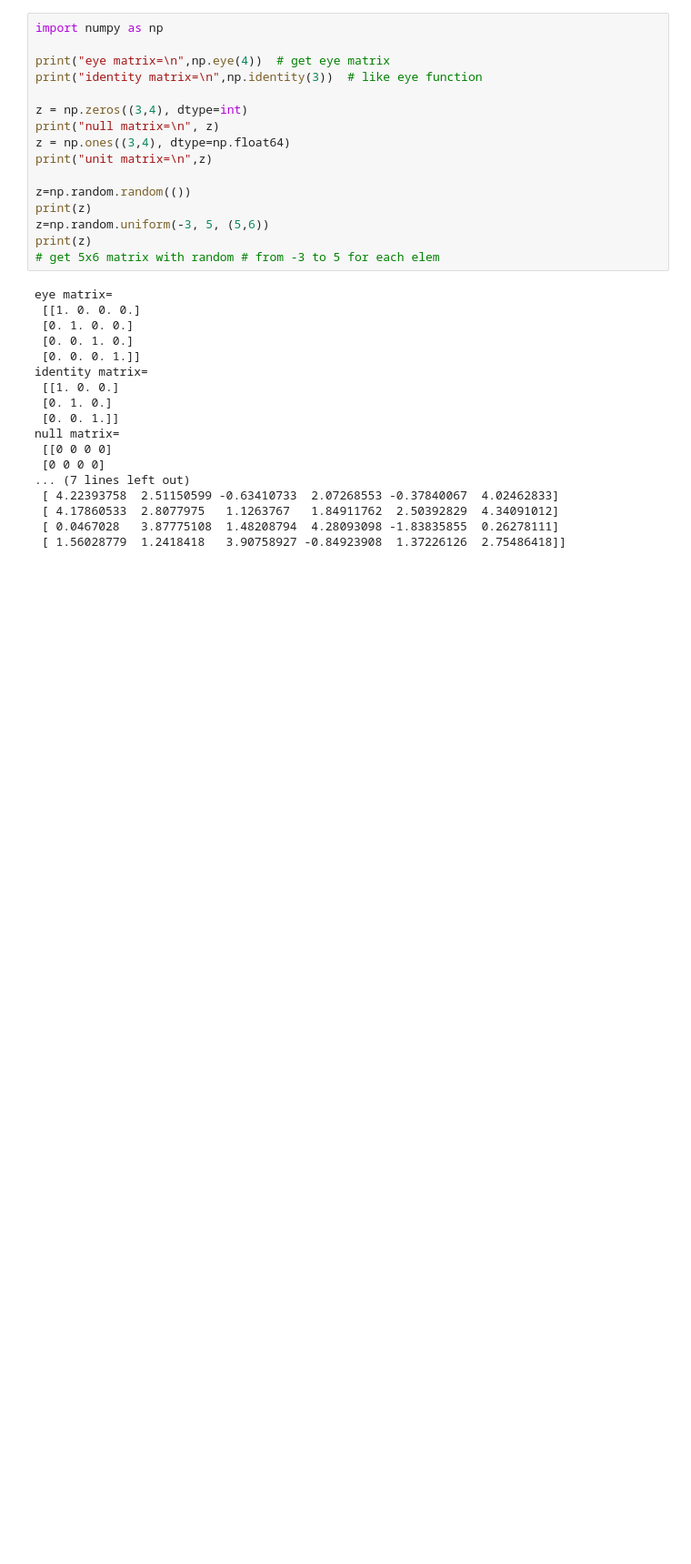
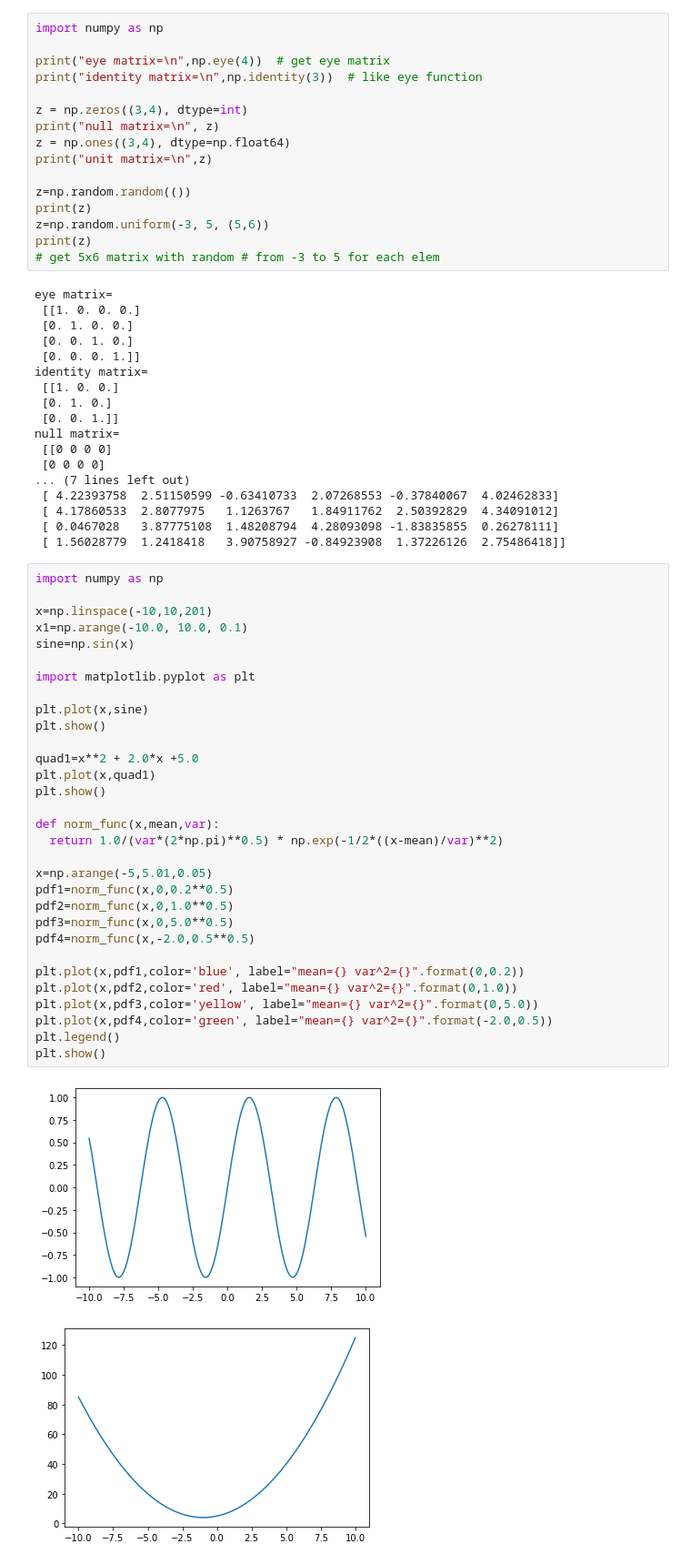
Before and after one commit to Aditigv/AI-ML-Lab, a Jupyter notebook: ML_AI_lab_1.ipynb, the cells around one changed output. Shown: that part at 91% size. Saved outputs shown, nothing was run; the diff lists cells and outputs as text; blank space fills up the shorter version.

```diff
--- a/ML_AI_lab_1.ipynb
+++ b/ML_AI_lab_1.ipynb
@@ -63,3 +63,37 @@ null matrix=
  [ 4.17860533  2.8077975   1.1263767   1.84911762  2.50392829  4.34091012]
  [ 0.0467028   3.87775108  1.48208794  4.28093098 -1.83835855  0.26278111]
  [ 1.56028779  1.2418418   3.90758927 -0.84923908  1.37226126  2.75486418]]
+# %%
+import numpy as np
+
+x=np.linspace(-10,10,201)
+x1=np.arange(-10.0, 10.0, 0.1)
+sine=np.sin(x)
+
+import matplotlib.pyplot as plt
+
+plt.plot(x,sine)
+plt.show()
+
+quad1=x**2 + 2.0*x +5.0
+plt.plot(x,quad1)
+plt.show()
+
+def norm_func(x,mean,var):
+  return 1.0/(var*(2*np.pi)**0.5) * np.exp(-1/2*((x-mean)/var)**2)
+
+x=np.arange(-5,5.01,0.05)
+pdf1=norm_func(x,0,0.2**0.5)
+pdf2=norm_func(x,0,1.0**0.5)
+pdf3=norm_func(x,0,5.0**0.5)
+pdf4=norm_func(x,-2.0,0.5**0.5)
+
+plt.plot(x,pdf1,color='blue', label="mean={} var^2={}".format(0,0.2))
+plt.plot(x,pdf2,color='red', label="mean={} var^2={}".format(0,1.0))
+plt.plot(x,pdf3,color='yellow', label="mean={} var^2={}".format(0,5.0))
+plt.plot(x,pdf4,color='green', label="mean={} var^2={}".format(-2.0,0.5))
+plt.legend()
+plt.show()
+# %% [output]
+[figure, added]
+[figure, added]
```
Also changed, not shown: parts of 3 cells of this notebook.
